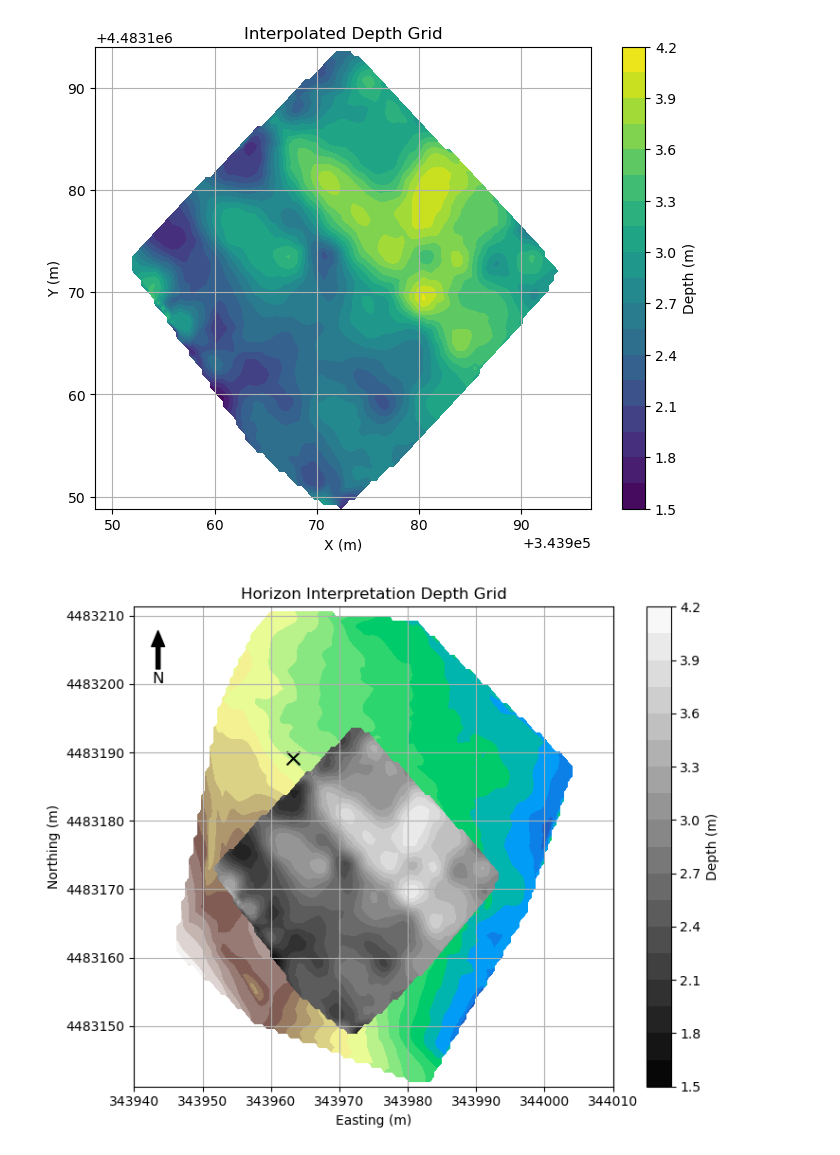
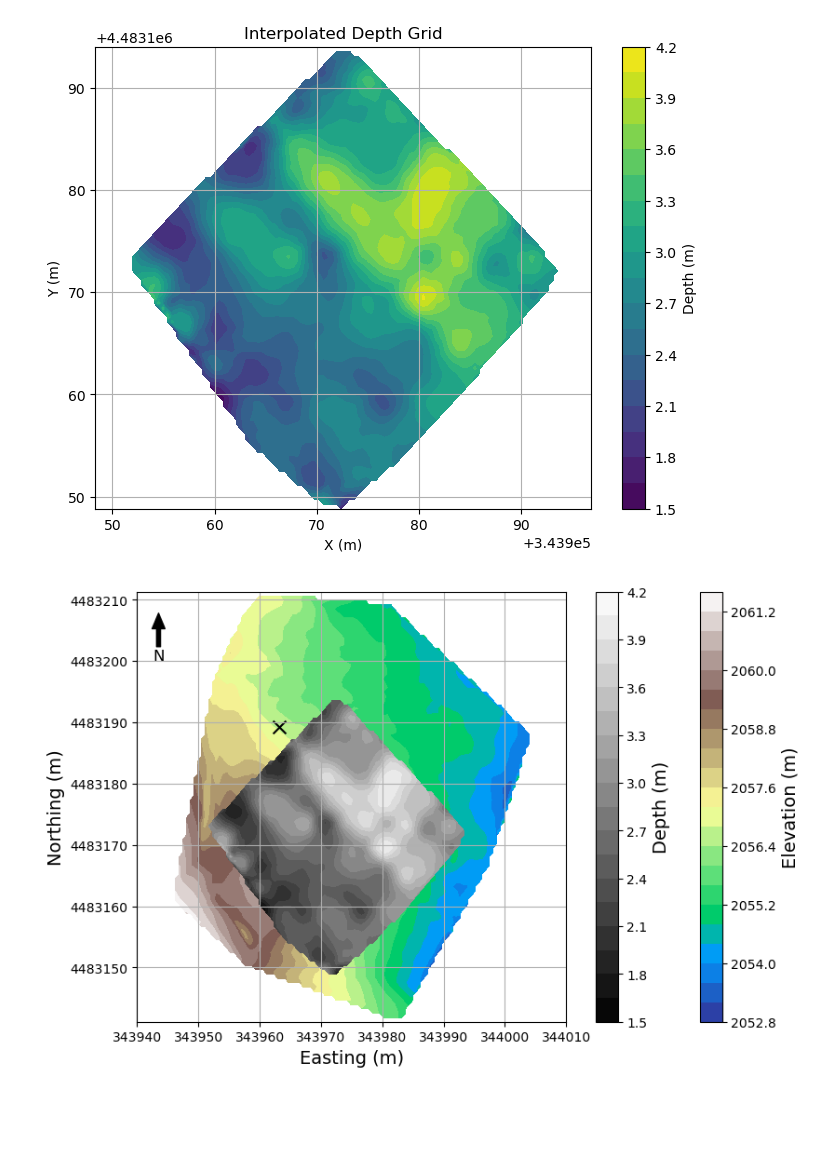
Before and after one commit to amelega/fieldcamp_flinstones, a Jupyter notebook: GPR/scripts/FigureNB.ipynb, the cells around one changed output. Cells and saved outputs as stored; diff of their text form; code cells hidden in the pictures; blank space fills up the shorter version.

Commit message:
add final? gravity figure and GPR updates 6/3

```diff
--- a/GPR/scripts/FigureNB.ipynb
+++ b/GPR/scripts/FigureNB.ipynb
@@ -55,45 +56,49 @@ zi_depth = griddata(
 )
 
 # Create figure
-fig, ax = plt.subplots(figsize=(8, 6))
+fig, ax = plt.subplots(figsize=(10, 6))
 
 # Elevation background
-ax.contourf(xi, yi, zi_elev, levels=20, cmap='terrain')
+elev_plot = ax.contourf(xi, yi, zi_elev, levels=20, cmap='terrain')
+
+# DEM colorbar
+cbar1 = fig.colorbar(elev_plot, ax=ax, pad=0.02)
+cbar1.set_label("Elevation (m)", fontsize=14)
 
 # Depth overlay with colorbar
 depth_plot = ax.contourf(xi, yi, zi_depth, levels=20, cmap='gray')
 cbar = fig.colorbar(depth_plot, ax=ax)
-cbar.set_label("Depth (m)")
+cbar.set_label("Depth (m)", fontsize=14)
 
 # Labels and formatting
-ax.set_xlabel("Easting (m)")
-ax.set_ylabel("Northing (m)")
-ax.set_title("Horizon Interpretation Depth Grid")
+ax.set_xlabel("Easting (m)", fontsize=14)
+ax.set_ylabel("Northing (m)", fontsize=14)
 ax.set_aspect('equal')
 ax.grid(True)
 
 # Format axis ticks
 ax.xaxis.set_major_formatter(plt.FuncFormatter(lambda x, _: f"{x:.0f}"))
 ax.yaxis.set_major_formatter(plt.FuncFormatter(lambda y, _: f"{y:.0f}"))
 ax.set_xlim(343940, 344010)
 
 # Add North Arrow
 plt.annotate(
     'N',
     xy=(0.05, 0.95),  # arrow tip (in axes fraction)
     xytext=(0.05, 0.85),  # arrow base
     arrowprops=dict(facecolor='black', width=3, headwidth=10),
     ha='center', va='center',
     fontsize=12,
     xycoords='axes fraction'
 )
 
+# scale x axis
+ax.set_xlim(343940, 344010)
+
 # Cave entrance
 plt.scatter(343963.25, 4483189.21, marker="x", color="k", s=100)
 
-plt.tight_layout()
-
 plt.savefig("../figures/2025_DepthGrid")
 plt.show()
 # %% [output]
-[figure, old version]
+[figure, new version]
```
Also changed, not shown: parts of 5 cells of this notebook, 14 other files.
